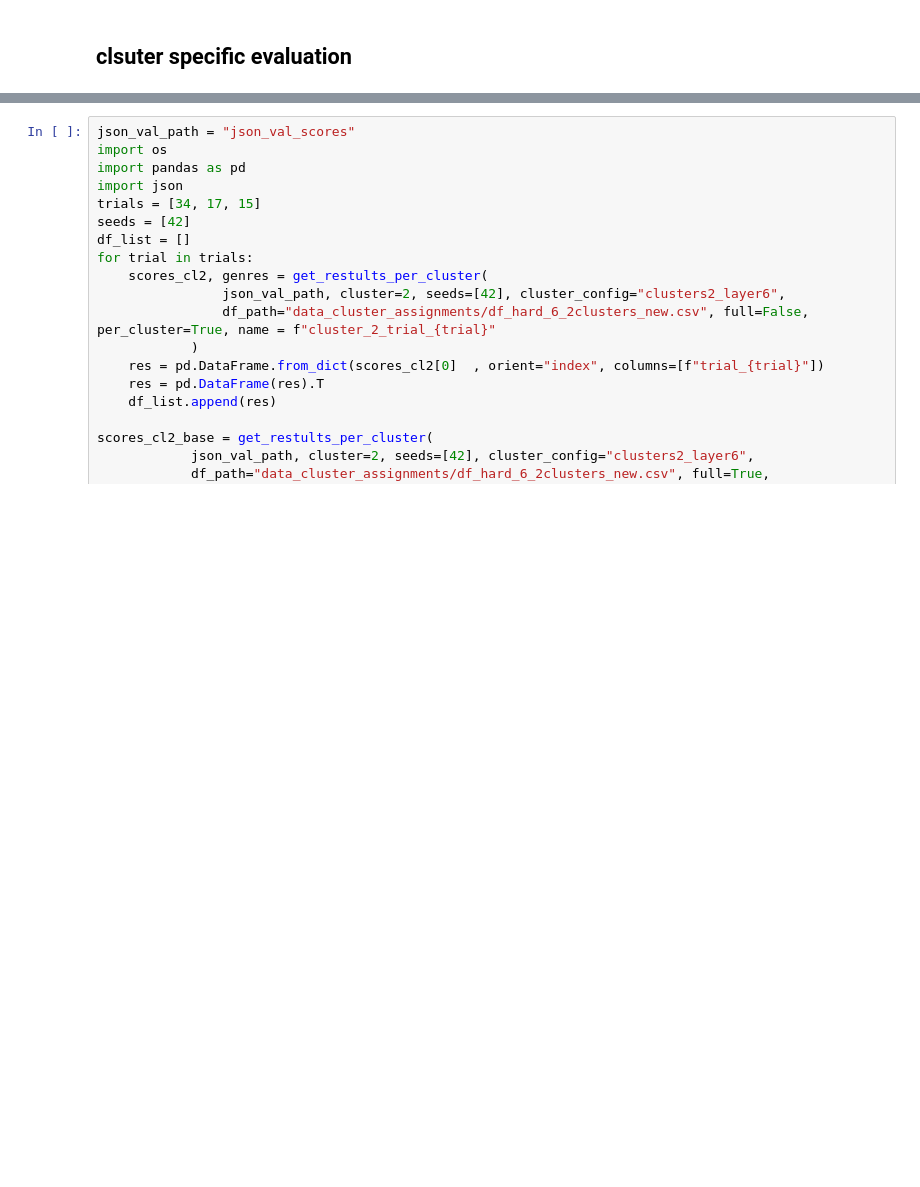
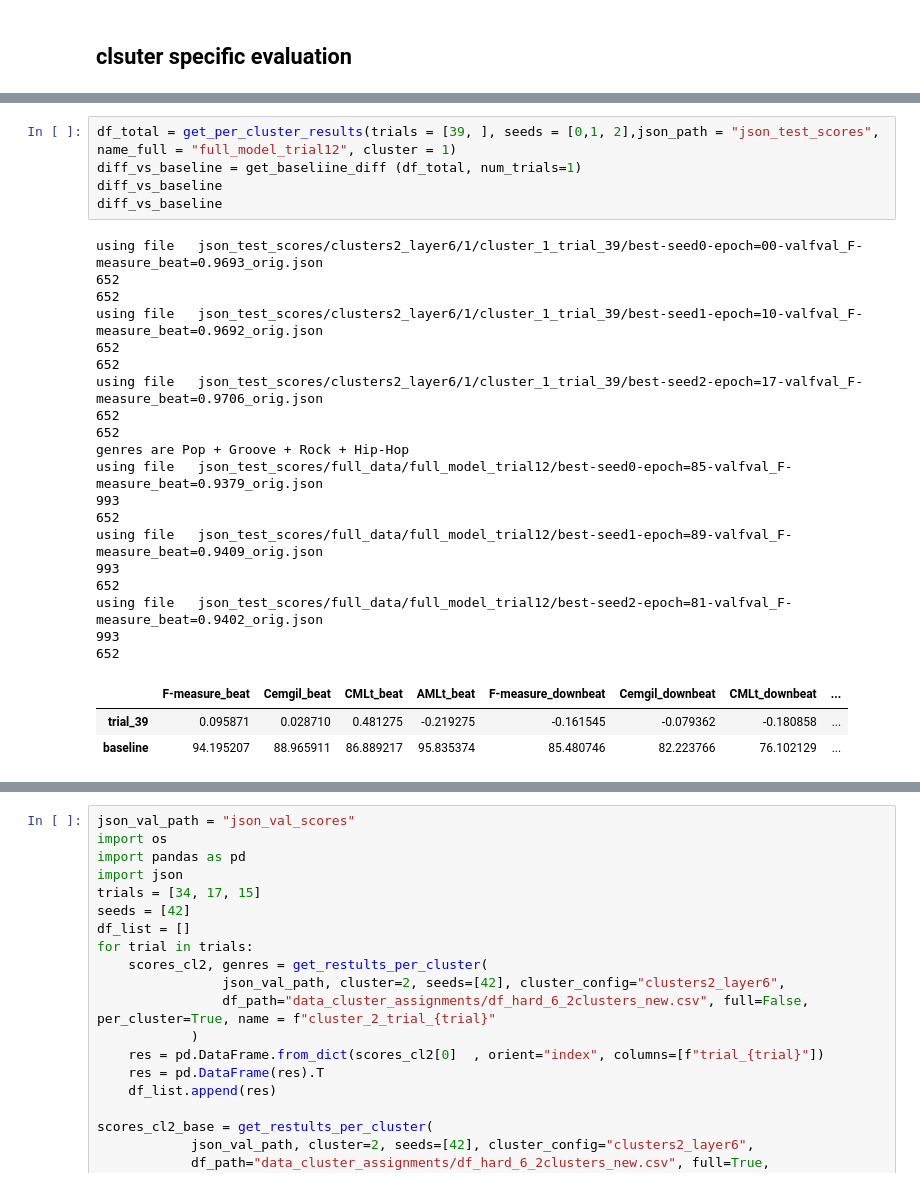
Before and after one commit to PulyaPolya/beat_this, a Jupyter notebook: results_evaluation.ipynb, the cells around one changed output, grey strips where cells are left out. Drawn from its saved outputs; the diff is of its cells as text; blank space fills up the shorter version.

```diff
--- a/results_evaluation.ipynb
+++ b/results_evaluation.ipynb
@@ -1884,0 +1956,28 @@ df_sorted
+# %%
+df_total = get_per_cluster_results(trials = [39, ], seeds = [0,1, 2],json_path = "json_test_scores", name_full = "full_model_trial12", cluster = 1)
+diff_vs_baseline = get_baseliine_diff (df_total, num_trials=1)
+diff_vs_baseline
+diff_vs_baseline
+# %% [output]
+using file   json_test_scores/clusters2_layer6/1/cluster_1_trial_39/best-seed0-epoch=00-valfval_F-measure_beat=0.9693_orig.json
+652
+652
+using file   json_test_scores/clusters2_layer6/1/cluster_1_trial_39/best-seed1-epoch=10-valfval_F-measure_beat=0.9692_orig.json
+652
+652
+using file   json_test_scores/clusters2_layer6/1/cluster_1_trial_39/best-seed2-epoch=17-valfval_F-measure_beat=0.9706_orig.json
+652
+652
+genres are Pop + Groove + Rock + Hip-Hop
+using file   json_test_scores/full_data/full_model_trial12/best-seed0-epoch=85-valfval_F-measure_beat=0.9379_orig.json
+993
+652
+using file   json_test_scores/full_data/full_model_trial12/best-seed1-epoch=89-valfval_F-measure_beat=0.9409_orig.json
+993
+652
+using file   json_test_scores/full_data/full_model_trial12/best-seed2-epoch=81-valfval_F-measure_beat=0.9402_orig.json
+993
+652
+|  | F-measure_beat | Cemgil_beat | CMLt_beat | AMLt_beat | F-measure_downbeat | Cemgil_downbeat | CMLt_downbeat | ... |
+| trial_39 | 0.095871 | 0.028710 | 0.481275 | -0.219275 | -0.161545 | -0.079362 | -0.180858 | ... |
+| baseline | 94.195207 | 88.965911 | 86.889217 | 95.835374 | 85.480746 | 82.223766 | 76.102129 | ... |
```
Also changed, not shown: parts of 38 cells of this notebook, 3 other files.
